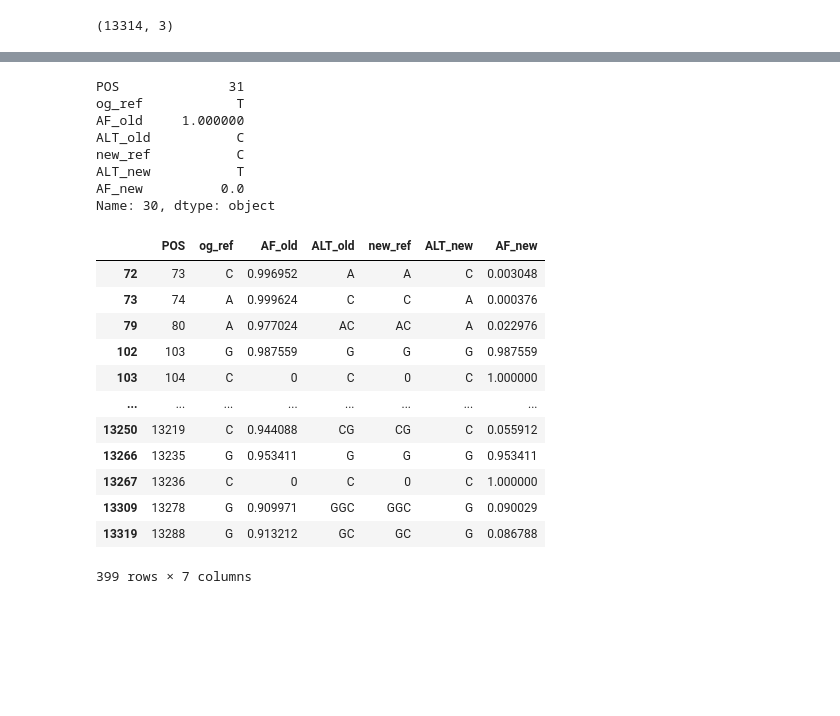
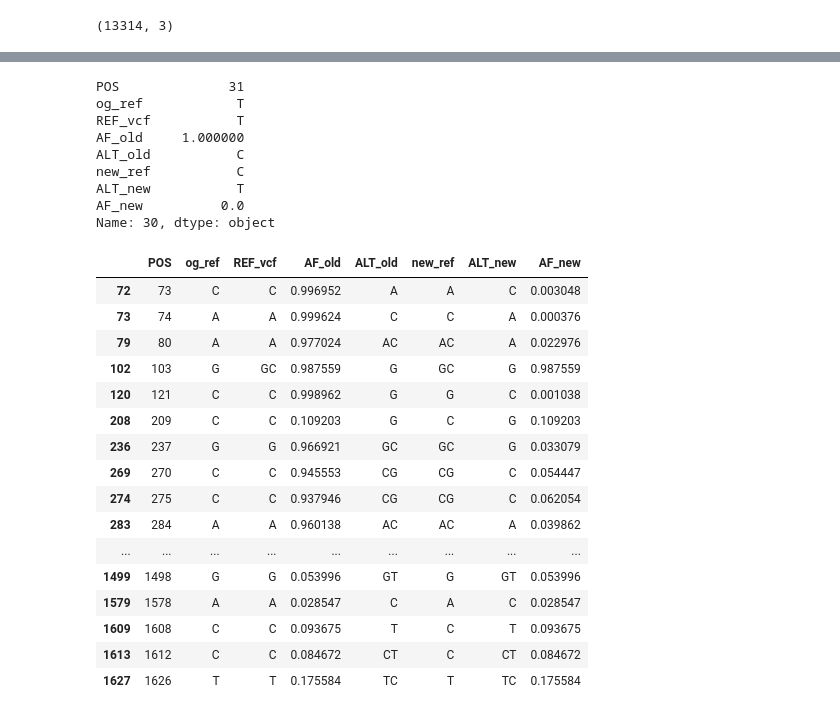
Before and after one commit to chowfi/Human-rDNA, a Jupyter notebook: notebooks/vcf_Reframe.ipynb, the cells around one changed output, grey strips where cells are left out. Cells and saved outputs as stored; diff of their text form; code cells hidden in the pictures; blank space fills up the shorter version.

```diff
--- a/notebooks/vcf_Reframe.ipynb
+++ b/notebooks/vcf_Reframe.ipynb
@@ -53,12 +57,14 @@ new_ref.shape
 # %% [output]
 (13314, 3)
 # %%
-df = df[['POS', 'ALT', 'AF']]
+df = df[['POS', 'REF', 'ALT', 'AF']]
 
-# merged_df = pd.merge(og_ref, new_ref, on='POS', how='left')
+print(og_ref.columns)
+print(df.columns)
+
 merged_df = pd.merge(og_ref, df, on='POS', how='left', suffixes=('_og', '_vcf'))
 
-merged_df.rename(columns={'REF':'ALT_og', 'ALT':'ALT_vcf'}, inplace=True)
+merged_df.rename(columns={'REF_og':'ALT_og', 'ALT':'ALT_vcf'}, inplace=True)
 
 merged_df.head(33)
 # %% [output]
@@ -209,0 +343,5 @@ filtered_df
+# %%
+#incorporating deletions iff it exists
+merged_df['new_ref'] = merged_df.apply(lambda x: x['REF_vcf'] if pd.notna(x['REF_vcf']) and (len(x['REF_vcf']) > 1)  else x['new_ref'], axis=1)
+
+merged_df.head(1676)
@@ -209,0 +378,4 @@ filtered_df
+# %%
+merged_df = merged_df[merged_df['new_ref']!='0']
+
+merged_df.head(104)
@@ -255,6 +478,6 @@ filtered_df2.shape #number of AF rows being changed
 # %%
 #using AF_old unless reference changed
-merged_df['AF_new'] = merged_df.apply(lambda x: 1 - float(x['AF_old']) if (x['og_ref'] != x['new_ref']) else float(x['AF_old']), axis=1) #note: 'AF_new' is all in float, 'AF_old' was in string and 0 was integer
+merged_df['AF_new'] = merged_df.apply(lambda x: 1 - float(x['AF_old']) if (x['og_ref'] != x['new_ref']) and (x['REF_vcf'] != x['new_ref']) else float(x['AF_old']), axis=1) #note: 'AF_new' is all in float, 'AF_old' was in string and 0 was integer
 
 merged_df
 # %% [output]
@@ -276,6 +504,7 @@ merged_df.iloc[30, :]
 # %% [output]
 POS              31
 og_ref            T
+REF_vcf           T
 AF_old     1.000000
 ALT_old           C
 new_ref           C
@@ -283,18 +512,22 @@ ALT_new           T
 AF_new          0.0
 Name: 30, dtype: object
 # %%
-merged_df[merged_df['AF_new']!=0] #new vcf output
+merged_df[merged_df['AF_new']!=0].head(50) #new vcf output
 # %% [output]
-|  | POS | og_ref | AF_old | ALT_old | new_ref | ALT_new | AF_new |
-| 72 | 73 | C | 0.996952 | A | A | C | 0.003048 |
-| 73 | 74 | A | 0.999624 | C | C | A | 0.000376 |
-| 79 | 80 | A | 0.977024 | AC | AC | A | 0.022976 |
-| 102 | 103 | G | 0.987559 | G | G | G | 0.987559 |
-| 103 | 104 | C | 0 | C | 0 | C | 1.000000 |
-| ... | ... | ... | ... | ... | ... | ... | ... |
-| 13250 | 13219 | C | 0.944088 | CG | CG | C | 0.055912 |
-| 13266 | 13235 | G | 0.953411 | G | G | G | 0.953411 |
-| 13267 | 13236 | C | 0 | C | 0 | C | 1.000000 |
-| 13309 | 13278 | G | 0.909971 | GGC | GGC | G | 0.090029 |
-| 13319 | 13288 | G | 0.913212 | GC | GC | G | 0.086788 |
+|  | POS | og_ref | REF_vcf | AF_old | ALT_old | new_ref | ALT_new | AF_new |
+| 72 | 73 | C | C | 0.996952 | A | A | C | 0.003048 |
+| 73 | 74 | A | A | 0.999624 | C | C | A | 0.000376 |
+| 79 | 80 | A | A | 0.977024 | AC | AC | A | 0.022976 |
+| 102 | 103 | G | GC | 0.987559 | G | GC | G | 0.987559 |
+| 120 | 121 | C | C | 0.998962 | G | G | C | 0.001038 |
+| 208 | 209 | C | C | 0.109203 | G | C | G | 0.109203 |
+| 236 | 237 | G | G | 0.966921 | GC | GC | G | 0.033079 |
+| 269 | 270 | C | C | 0.945553 | CG | CG | C | 0.054447 |
+| 274 | 275 | C | C | 0.937946 | CG | CG | C | 0.062054 |
+| 283 | 284 | A | A | 0.960138 | AC | AC | A | 0.039862 |
+| ... | ... | ... | ... | ... | ... | ... | ... | ... |
+| 1499 | 1498 | G | G | 0.053996 | GT | G | GT | 0.053996 |
+| 1579 | 1578 | A | A | 0.028547 | C | A | C | 0.028547 |
+| 1609 | 1608 | C | C | 0.093675 | T | C | T | 0.093675 |
+| 1613 | 1612 | C | C | 0.084672 | CT | C | CT | 0.084672 |
+| 1627 | 1626 | T | T | 0.175584 | TC | T | TC | 0.175584 |
-399 rows × 7 columns
```
Also changed, not shown: parts of 30 cells of this notebook, 1 other file.
